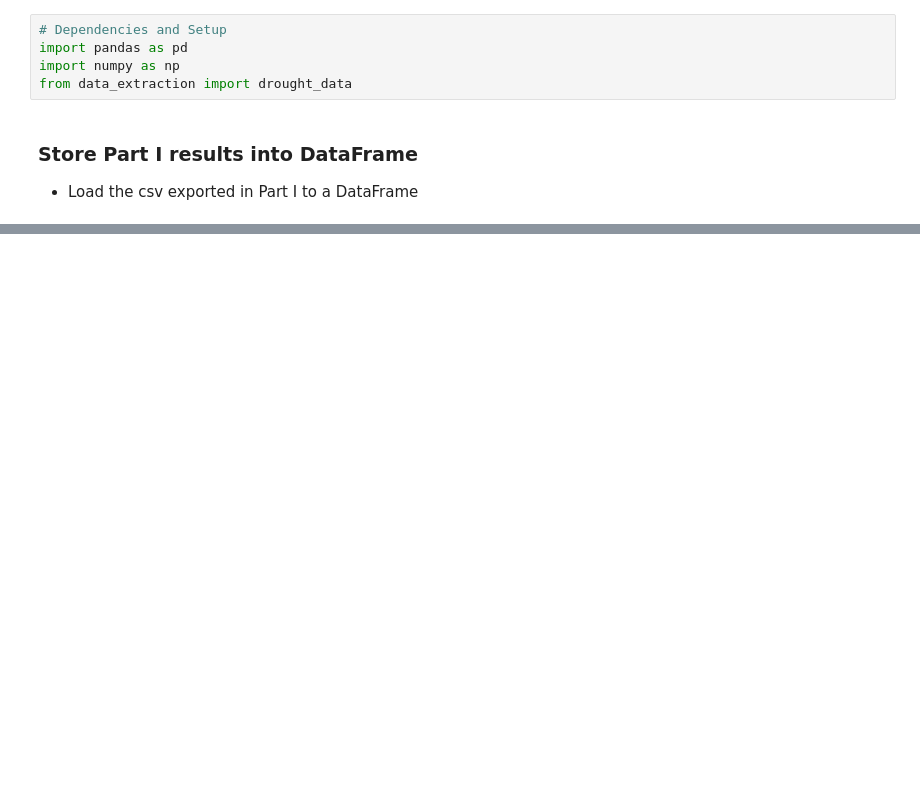
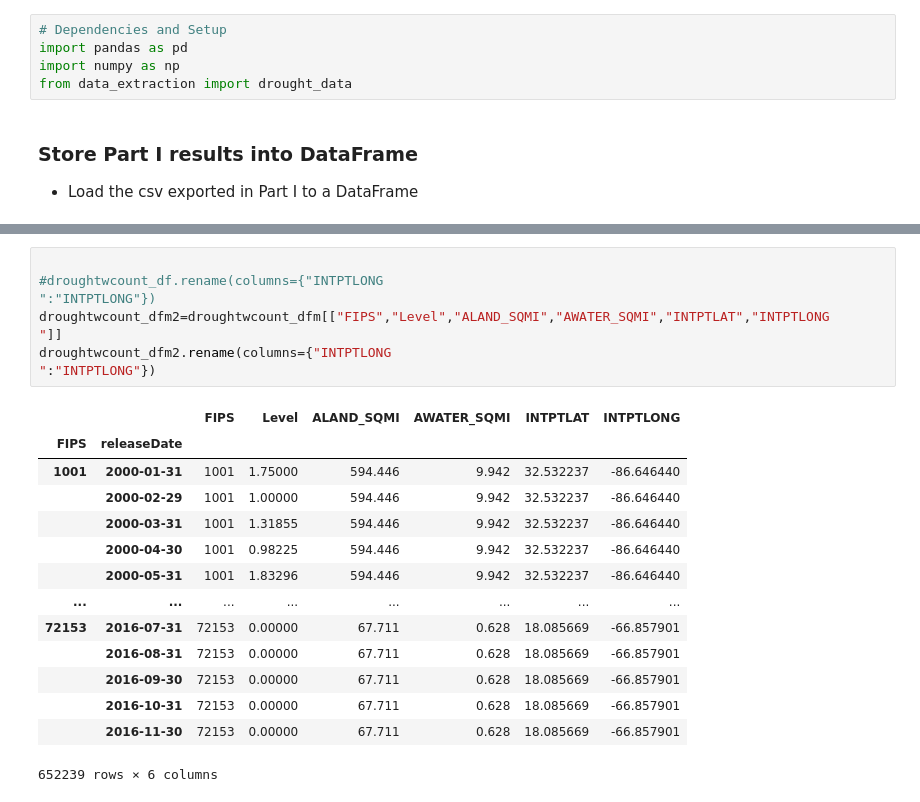
Before and after one commit to veraroberto/Project1_Droughts_USA, a Jupyter notebook: data_extraction.ipynb, the cells around one changed output, grey strips where cells are left out. Drawn from its saved outputs; the diff is of its cells as text; blank space fills up the shorter version.

```diff
--- a/data_extraction.ipynb
+++ b/data_extraction.ipynb
@@ -117,0 +79,20 @@ test
+# %%
+
+#droughtwcount_df.rename(columns={"INTPTLONG                                                                                                               ":"INTPTLONG"})
+droughtwcount_dfm2=droughtwcount_dfm[["FIPS","Level","ALAND_SQMI","AWATER_SQMI","INTPTLAT","INTPTLONG                                                                                                               "]]
+droughtwcount_dfm2.rename(columns={"INTPTLONG                                                                                                               ":"INTPTLONG"})
+# %% [output]
+|  |  | FIPS | Level | ALAND_SQMI | AWATER_SQMI | INTPTLAT | INTPTLONG |
+| FIPS | releaseDate |  |  |  |  |  |  |
+| 1001 | 2000-01-31 | 1001 | 1.75000 | 594.446 | 9.942 | 32.532237 | -86.646440 |
+|  | 2000-02-29 | 1001 | 1.00000 | 594.446 | 9.942 | 32.532237 | -86.646440 |
+|  | 2000-03-31 | 1001 | 1.31855 | 594.446 | 9.942 | 32.532237 | -86.646440 |
+|  | 2000-04-30 | 1001 | 0.98225 | 594.446 | 9.942 | 32.532237 | -86.646440 |
+|  | 2000-05-31 | 1001 | 1.83296 | 594.446 | 9.942 | 32.532237 | -86.646440 |
+| ... | ... | ... | ... | ... | ... | ... | ... |
+| 72153 | 2016-07-31 | 72153 | 0.00000 | 67.711 | 0.628 | 18.085669 | -66.857901 |
+|  | 2016-08-31 | 72153 | 0.00000 | 67.711 | 0.628 | 18.085669 | -66.857901 |
+|  | 2016-09-30 | 72153 | 0.00000 | 67.711 | 0.628 | 18.085669 | -66.857901 |
+|  | 2016-10-31 | 72153 | 0.00000 | 67.711 | 0.628 | 18.085669 | -66.857901 |
+|  | 2016-11-30 | 72153 | 0.00000 | 67.711 | 0.628 | 18.085669 | -66.857901 |
+652239 rows × 6 columns
```
Also changed, not shown: parts of 13 cells of this notebook.
